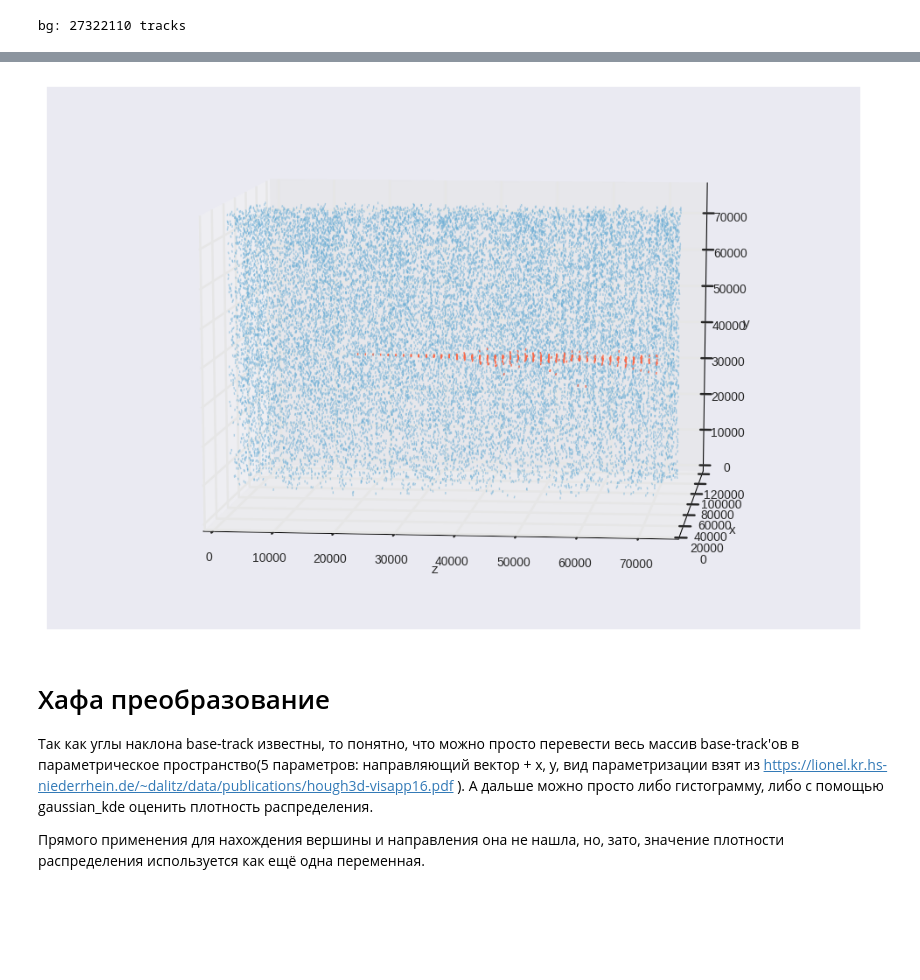
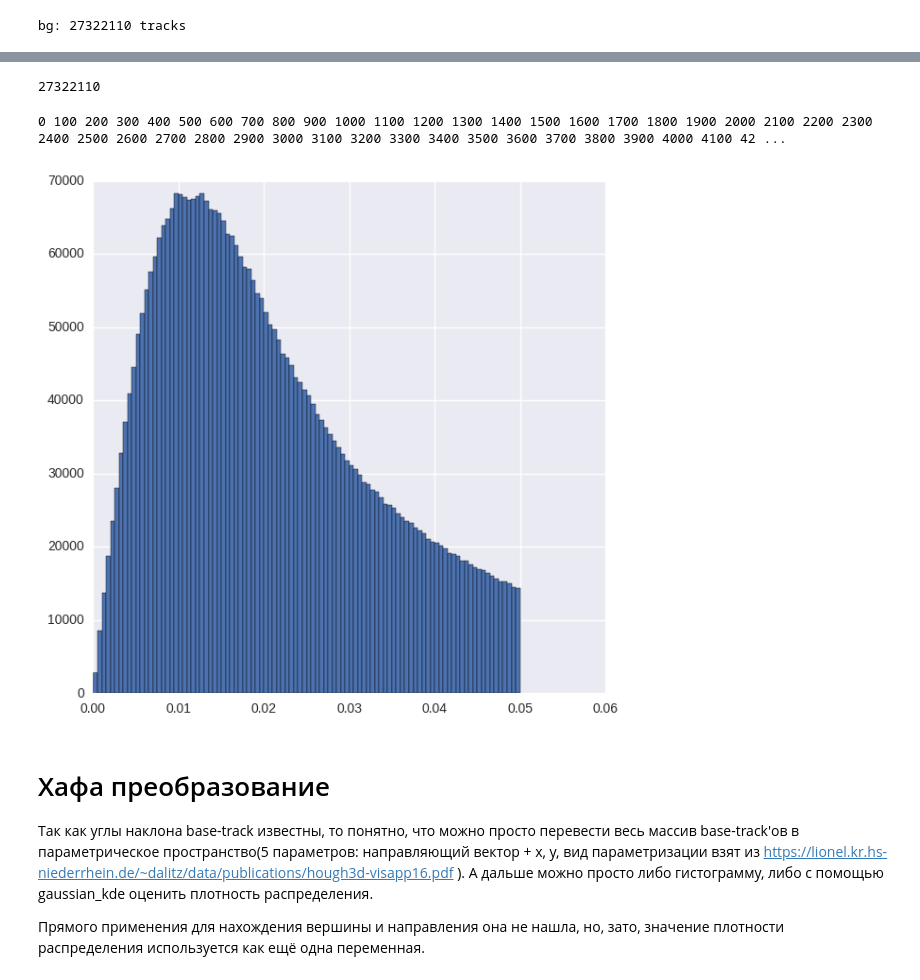
Before and after one commit to SchattenGenie/OPERA, a Jupyter notebook: OPERA.ipynb, the cells around one changed output, grey strips where cells are left out. Saved outputs shown, nothing was run; the diff lists cells and outputs as text; code cells hidden in the pictures; blank space fills up the shorter version.

```diff
--- a/OPERA.ipynb
+++ b/OPERA.ipynb
@@ -19,6 +19,13 @@ BRICK_Y = 76710
 BRICK_Z = 75000
 SAFE_M = 10000
 dZ = 205
+
+import numpy.linalg as la
+
+def angle(v1, v2):
+    cos = (v1*v2).sum(axis=1)
+    sin = la.norm(numpy.cross(v1, v2, axis=1), axis=1)
+    return numpy.arctan2(sin, cos)
 # %%
 def load_bg(step=1000):
     # ignore 57th layer since it looks different
@@ -98,2 +120,41 @@ len(pmc): 4288
+# %%
+print (len(pbg))
+# %% [output]
+27322110
+# %%
+res_angle = []
+for id in range(len(pmc)):
+    df = pmc.iloc[id]
+    dmc = pd.DataFrame([
+                df['BT_X'],
+                df['BT_Y'],
+                df['BT_Z'],
+                df['BT_SX'],
+                df['BT_SY'],
+                df['BT_X'] + df['BT_SX']*dZ,
+                df['BT_Y'] + df['BT_SY']*dZ,
+                df['BT_Z'] + dZ,
+                df['chisquare'][:len(df['BT_X'])]],
+                index=['sx', 'sy', 'sz', 'TX', 'TY',
+              'ex', 'ey', 'ez', 'chi2']).T
+    dd = dmc
+    dd['ele_x'] = df['ele_x']
+    dd['ele_y'] = df['ele_y']
+    dd['ele_z'] = df['ele_z']
+    dd['ele_sx'] = df['ele_sx']
+    dd['ele_sy'] = df['ele_sy']
+    dd['ele_sz'] = 1
+    alpha = angle(numpy.array([(dd['sx'] - dd['ele_x']), (dd['sy'] - dd['ele_y']), (dd['sz'] - dd['ele_z'])]).T,
+                  numpy.array([dd['ele_sx'], dd['ele_sy'], dd['ele_sz']]).T)
+    res_angle += alpha.tolist()
+    if id % 100 == 0:
+        print (id, end=' ')
+# %% [output]
+0 100 200 300 400 500 600 700 800 900 1000 1100 1200 1300 1400 1500 1600 1700 1800 1900 2000 2100 2200 2300 2400 2500 2600 2700 2800 2900 3000 3100 3200 3300 3400 3500 3600 3700 3800 3900 4000 4100 42 ...
+# %%
+plt.figure(figsize=(7,7));
+plt.hist(res_angle, range=(0,0.05), bins=100);
+# %% [output]
+[figure, added]
 # %%
 def plot_bg_and_mc(pbg, pmc, id=1, step=1):
@@ -145,7 +205,3 @@ def plot_bg_and_mc(pbg, pmc, id=1, step=1):
     ax.set_xlim(0, BRICK_Z)
     ax.set_ylim(0, BRICK_X)
     ax.set_zlim(0, BRICK_Y)
-# %%
-plot_bg_and_mc(pbg, pmc, id=10)
-# %% [output]
-[figure, removed]
```
Also changed, not shown: parts of 35 cells of this notebook.
